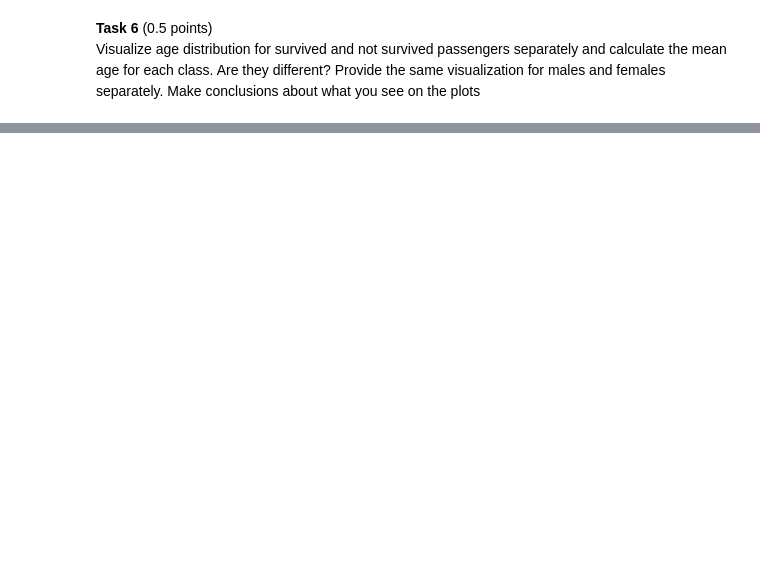
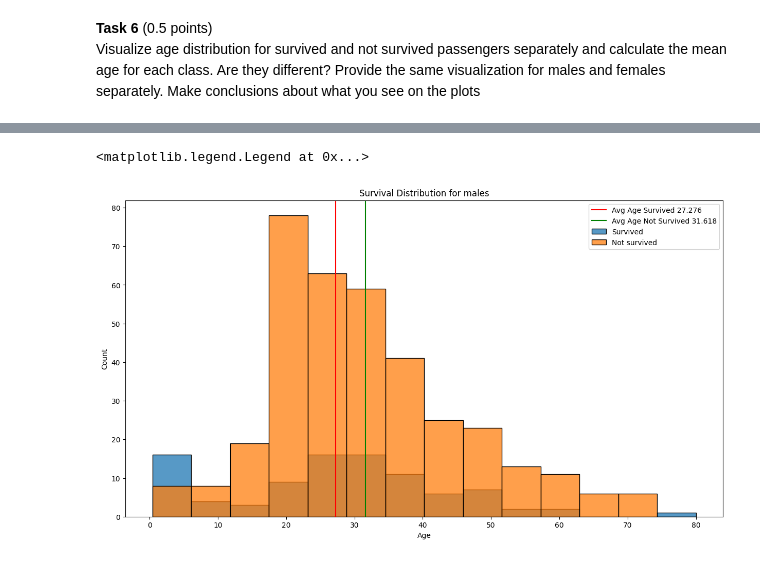
Before and after one commit to ifde/MathematicalMethods, a Jupyter notebook: hw1/hw1_2024.ipynb, the cells around one changed output, grey strips where cells are left out. Saved outputs shown, nothing was run; the diff lists cells and outputs as text; code cells hidden in the pictures; blank space fills up the shorter version.

```diff
--- a/hw1/hw1_2024.ipynb
+++ b/hw1/hw1_2024.ipynb
@@ -546,0 +590,16 @@ Visualize age distribution for survived and not survived passengers separately a
+# %%
+# Distribution for males
+
+bins = np.linspace(data.Age.min(), data.Age.max(), 15)
+
+plt.figure(figsize=(15, 8))
+sns.histplot(data=data[(data.Sex == 'male') & (data.Survived == 1)], x='Age', bins=bins, label='Survived')
+sns.histplot(data=data[(data.Sex == 'male') & (data.Survived == 0)], x='Age', bins=bins, label='Not survived')
+
+plt.axvline(data[(data.Sex == 'male') & (data.Survived == 1)].Age.mean(), color='r', label=f"Avg Age Survived {data[(data.Sex == 'male') & (data.Survived == 1)].Age.mean():.3f}")
+plt.axvline(data[(data.Sex == 'male') & (data.Survived == 0)].Age.mean(), color='g', label=f"Avg Age Not Survived {data[(data.Sex == 'male') & (data.Survived == 0)].Age.mean():.3f}")
+plt.title('Survival Distribution for males')
+plt.legend()
+# %% [output]
+<matplotlib.legend.Legend at 0x...>
+[figure, added]
```
Also changed, not shown: parts of 15 cells of this notebook.
